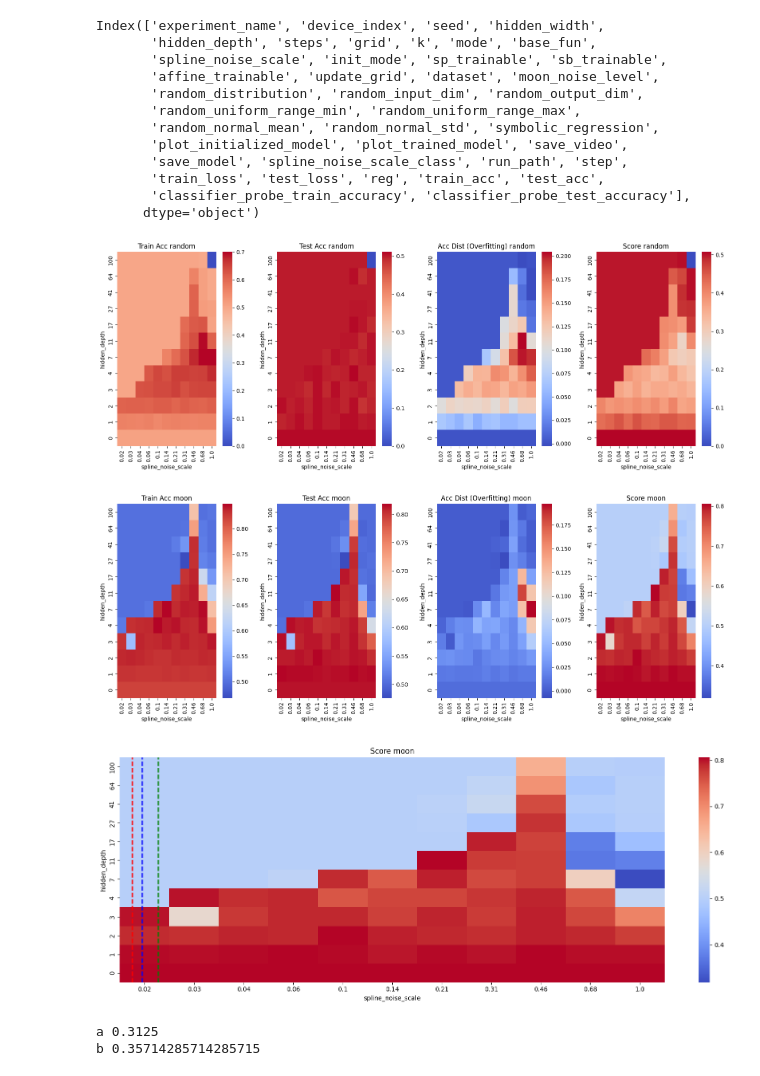
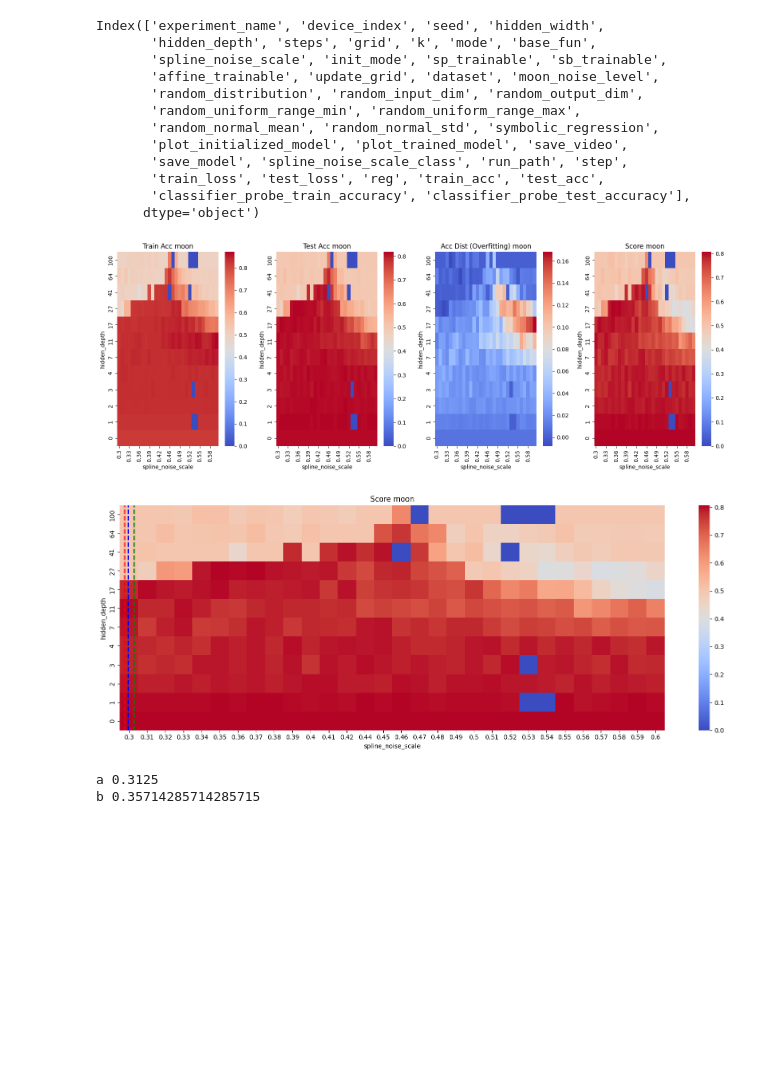
Before and after one commit to lniehaus/pykan, a Jupyter notebook: tutorials/Experiments/trainer/notebooks/depth_noise_heatmap.ipynb, the cells around one changed output. Cells and saved outputs as stored; diff of their text form; code cells hidden in the pictures; blank space fills up the shorter version.

```diff
--- a/tutorials/Experiments/trainer/notebooks/depth_noise_heatmap.ipynb
+++ b/tutorials/Experiments/trainer/notebooks/depth_noise_heatmap.ipynb
@@ -3,11 +3,29 @@ import os
 import numpy as np
 import pandas as pd
 
+# width 5
 # depth_noise_dataset_01
 experiment_path = "../mlruns/381621903030839580/"
 
+# width 2
 # depth_noise_dataset_02
-#experiment_path = "../mlruns/972687907078296051/"
+experiment_path = "../mlruns/972687907078296051/"
+
+# width 2
+# depth_noise_dataset_03
+experiment_path = "../mlruns/479552174196832289/"
+
+# width 5
+# depth_noise_dataset_04
+experiment_path = "../mlruns/407060593003619690/"
+
+# width 2
+# depth_noise_dataset_05
+experiment_path = "../mlruns/639724876898699379/"
+
+# width 5
+# depth_noise_dataset_06
+experiment_path = "../mlruns/377766288524991794/"
 
 run_paths = [os.path.join(experiment_path, name) for name in os.listdir(experiment_path) if os.path.isdir(os.path.join(experiment_path, name))]
 
@@ -71,8 +89,10 @@ Index(['experiment_name', 'device_index', 'seed', 'hidden_width',
 import matplotlib.pyplot as plt
 import seaborn as sns
 
+#datasets = ['random', 'moon']
+datasets = ['moon']
 
-for ds in ['random', 'moon']:
+for ds in datasets:
 
     filtered_df = experiment_df
     filtered_df = filtered_df[filtered_df['dataset'] == ds]
@@ -120,35 +140,34 @@ for ds in ['random', 'moon']:
     #sns.heatmap(test_acc_df, annot=True, cmap='coolwarm', fmt=".1f", ax=axes[1])  # Create the second heatmap
     sns.heatmap(test_acc_df, cmap='coolwarm', ax=axes[1])  # Create the second heatmap
     axes[1].set_title(f'Test Acc {ds}')  # Set title for the first heatmap
     axes[1].set_ylabel('hidden_depth')  # Set x-label for the second heatmap
     axes[1].set_xlabel('spline_noise_scale')  # Set y-label for the second heatmap
     axes[1].invert_yaxis()
 
     # Create the second heatmap
     #sns.heatmap(test_acc_df, annot=True, cmap='coolwarm', fmt=".1f", ax=axes[1])  # Create the second heatmap
     sns.heatmap(acc_dist_df, cmap='coolwarm', ax=axes[2])  # Create the second heatmap
     axes[2].set_title(f'Acc Dist (Overfitting) {ds}')  # Set title for the first heatmap
     axes[2].set_ylabel('hidden_depth')  # Set x-label for the second heatmap
     axes[2].set_xlabel('spline_noise_scale')  # Set y-label for the second heatmap
     axes[2].invert_yaxis()
 
     # Create the second heatmap
     #sns.heatmap(test_acc_df, annot=True, cmap='coolwarm', fmt=".1f", ax=axes[1])  # Create the second heatmap
     sns.heatmap(score_df, cmap='coolwarm', ax=axes[3])  # Create the second heatmap
     axes[3].set_title(f'Score {ds}')  # Set title for the first heatmap
     axes[3].set_ylabel('hidden_depth')  # Set x-label for the second heatmap
     axes[3].set_xlabel('spline_noise_scale')  # Set y-label for the second heatmap
     axes[3].invert_yaxis()
 
 
     # Adjust layout
     plt.tight_layout()
 
     # Show the heatmaps
     plt.show()
 # %% [output]
-[figure, old version]
+[figure, new version]
-[figure, removed]
 # %%
 import matplotlib.pyplot as plt
 import seaborn as sns
@@ -229,7 +248,7 @@ for ds in datasets:
     # Show the heatmaps
     plt.show()
 # %% [output]
-[figure, old version]
+[figure, new version]
 # %%
 a1 = 0.8
 a2 = 0.5
```
Also changed, not shown: 6 other files.
